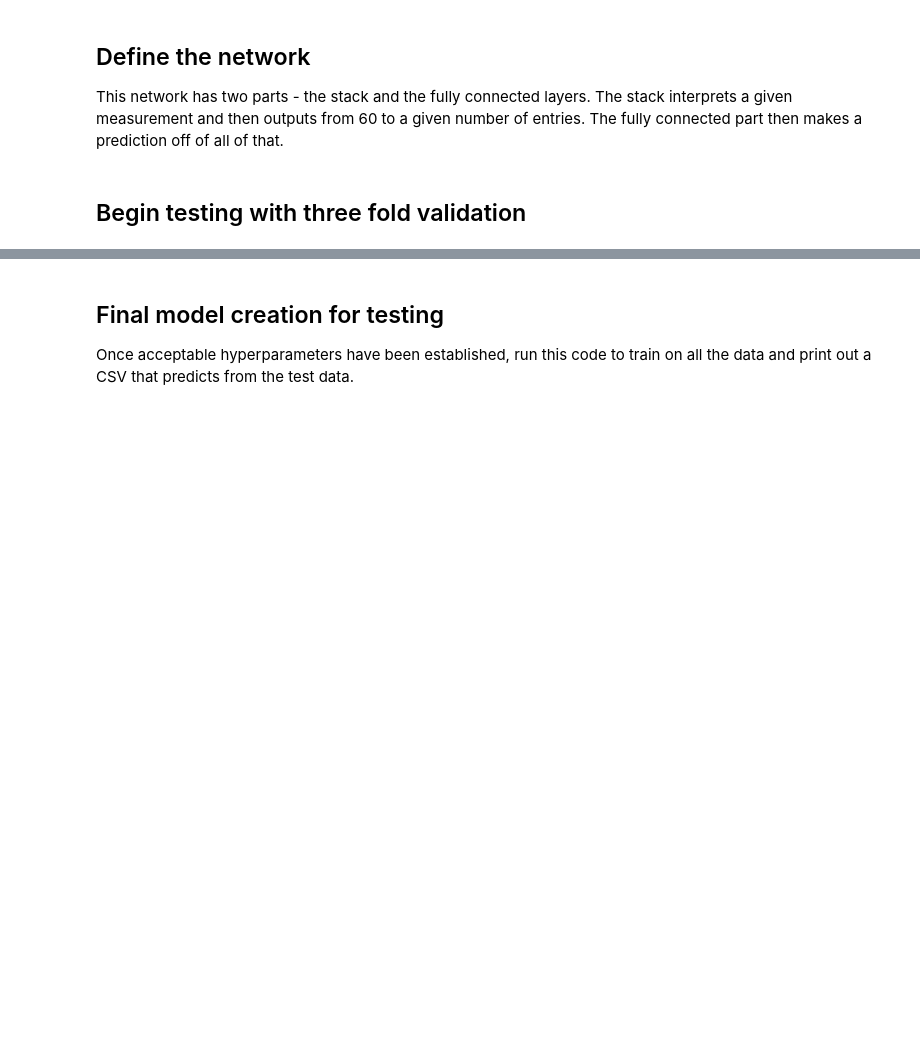
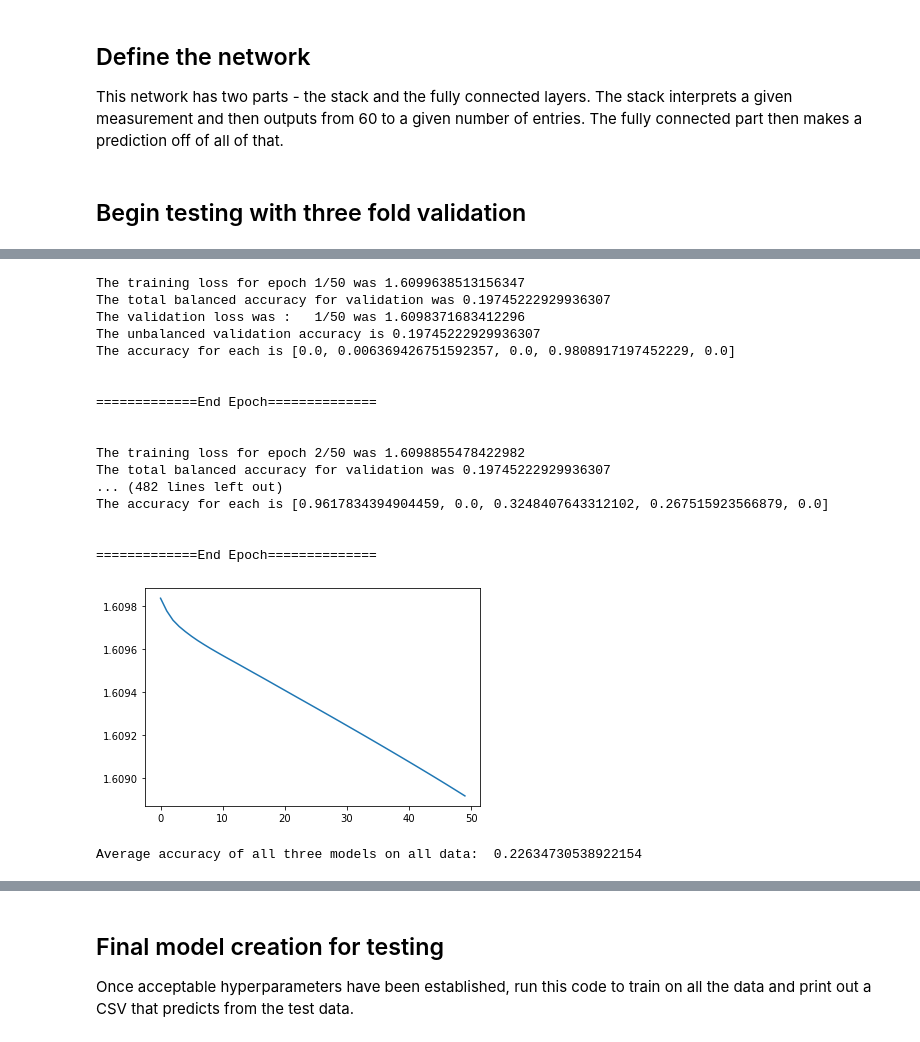
Before and after one commit to RobJohnson459/DeepLearningSolarFlares, a Jupyter notebook: CNN inspired.ipynb, the cells around one changed output, grey strips where cells are left out. Drawn from its saved outputs; the diff is of its cells as text; code cells hidden in the pictures; blank space fills up the shorter version.

```diff
--- a/CNN inspired.ipynb
+++ b/CNN inspired.ipynb
@@ -165,18 +253,39 @@ train13 = trainer(
 # %%
 train23 = trainer(
-    logRegWithHidden,
+    CNNinspired,
     torch.cat((train3, train2), dim=0),
     labels3 + labels2,
     None,
     train1,
     labels1,
     None,
     *modelArgs,
     **trainKwargs,
     **modelKwargs
 )
+# %% [output]
+The training loss for epoch 1/50 was 1.6099638513156347
+The total balanced accuracy for validation was 0.19745222929936307
+The validation loss was :   1/50 was 1.6098371683412296
+The unbalanced validation accuracy is 0.19745222929936307
+The accuracy for each is [0.0, 0.006369426751592357, 0.0, 0.9808917197452229, 0.0]
+
+
+=============End Epoch==============
+
+
+The training loss for epoch 2/50 was 1.6098855478422982
+The total balanced accuracy for validation was 0.19745222929936307
+... (482 lines left out)
+The accuracy for each is [0.9617834394904459, 0.0, 0.3248407643312102, 0.267515923566879, 0.0]
+
+
+=============End Epoch==============
+[figure, added]
 # %%
-acc = getTotalAccuracy(train12, train23, train13,
-                       torch.cat((train1, train2, train3), dim=0)
-                      labels1 + labels2 + labels3)
+        acc = getTotalAccuracy(train12, train23, train13,
+                       torch.cat((train1, train2, train3), dim=0),
+                       labels1 + labels2 + labels3)
 print('Average accuracy of all three models on all data: ', acc)
+# %% [output]
+Average accuracy of all three models on all data:  0.22634730538922154
```
Also changed, not shown: parts of 12 cells of this notebook, 3 other files.
